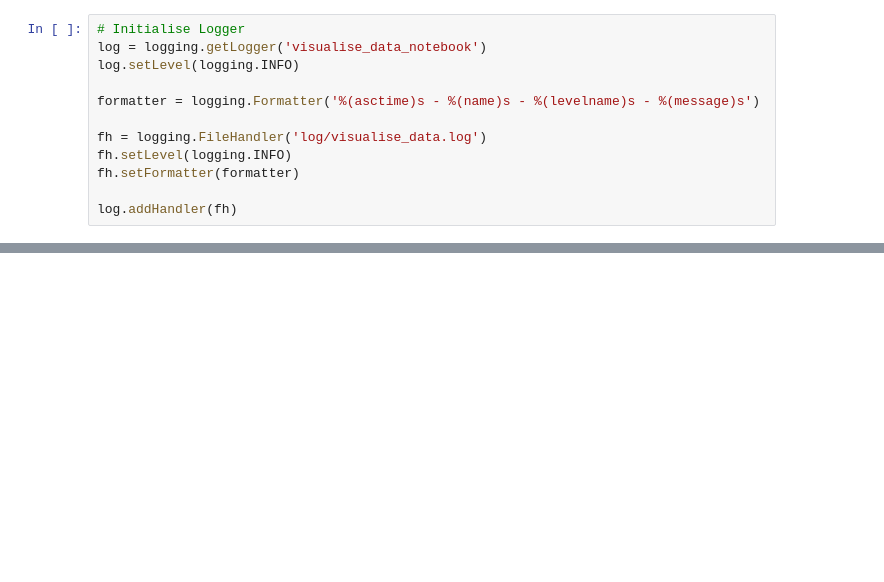
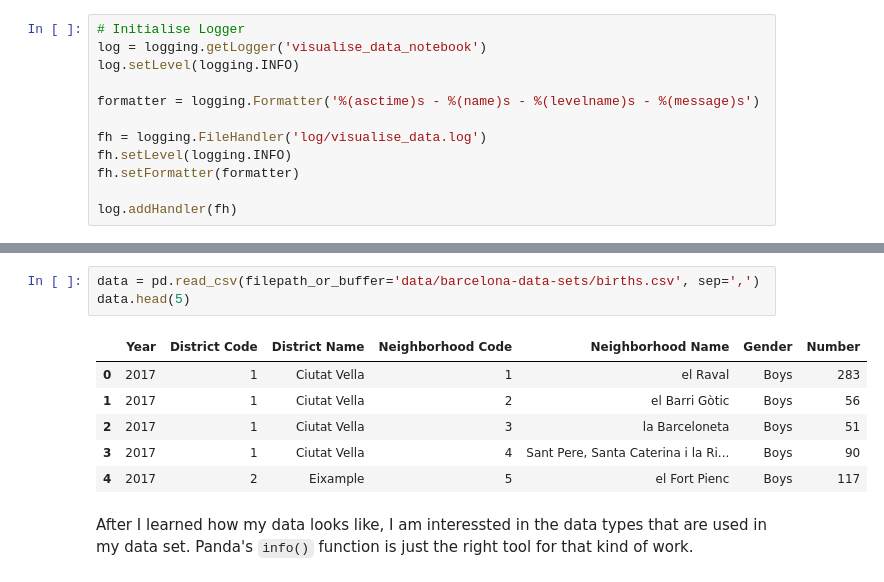
Before and after one commit to zynmr/hands_on_data_science, a Jupyter notebook: notebooks/visualise_data.ipynb, the cells around one changed output, grey strips where cells are left out. Saved outputs shown, nothing was run; the diff lists cells and outputs as text; blank space fills up the shorter version.

```diff
--- a/notebooks/visualise_data.ipynb
+++ b/notebooks/visualise_data.ipynb
@@ -40,0 +55,12 @@ log.addHandler(fh)
+# %%
+data = pd.read_csv(filepath_or_buffer='data/barcelona-data-sets/births.csv', sep=',')
+data.head(5)
+# %% [output]
+|  | Year | District Code | District Name | Neighborhood Code | Neighborhood Name | Gender | Number |
+| 0 | 2017 | 1 | Ciutat Vella | 1 | el Raval | Boys | 283 |
+| 1 | 2017 | 1 | Ciutat Vella | 2 | el Barri Gòtic | Boys | 56 |
+| 2 | 2017 | 1 | Ciutat Vella | 3 | la Barceloneta | Boys | 51 |
+| 3 | 2017 | 1 | Ciutat Vella | 4 | Sant Pere, Santa Caterina i la Ri... | Boys | 90 |
+| 4 | 2017 | 2 | Eixample | 5 | el Fort Pienc | Boys | 117 |
+# %% [markdown]
+After I learned how my data looks like, I am interessted in the data types that are used in my data set. Panda's <code>info()</code> function is just the right tool for that kind of work.
```
Also changed, not shown: parts of 24 cells of this notebook, 16 other files.
